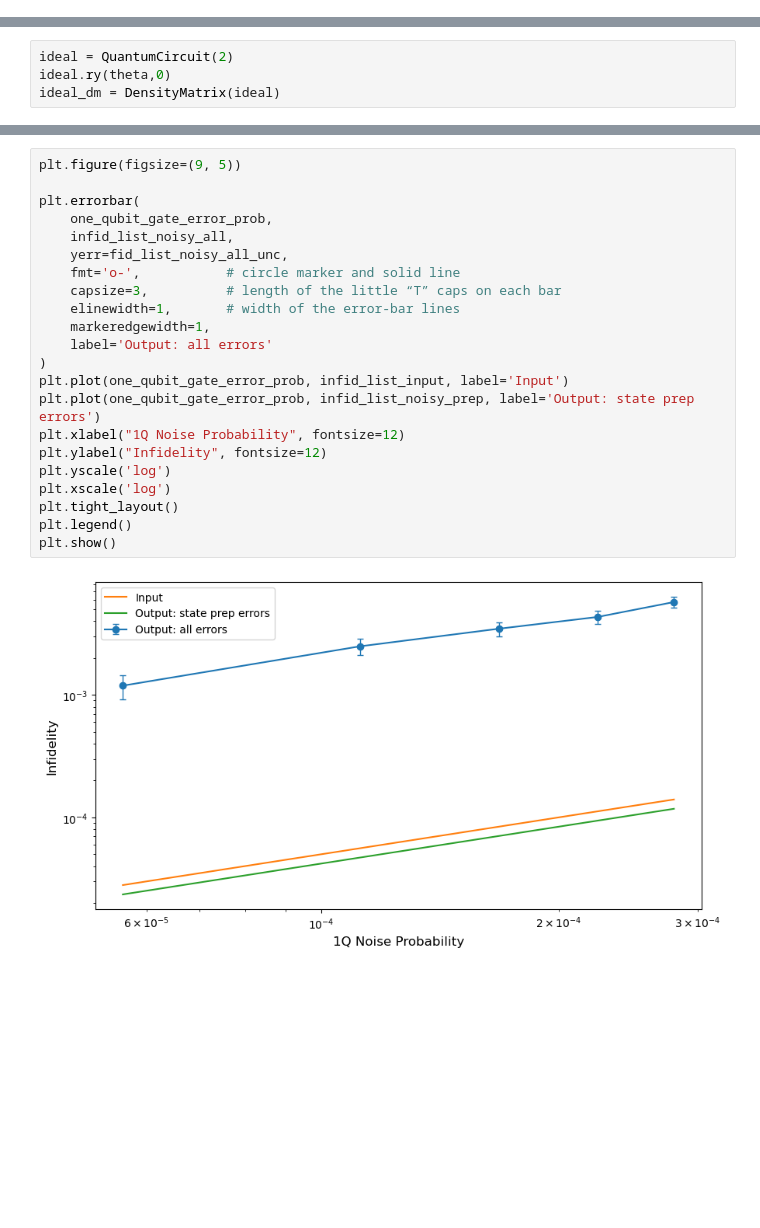
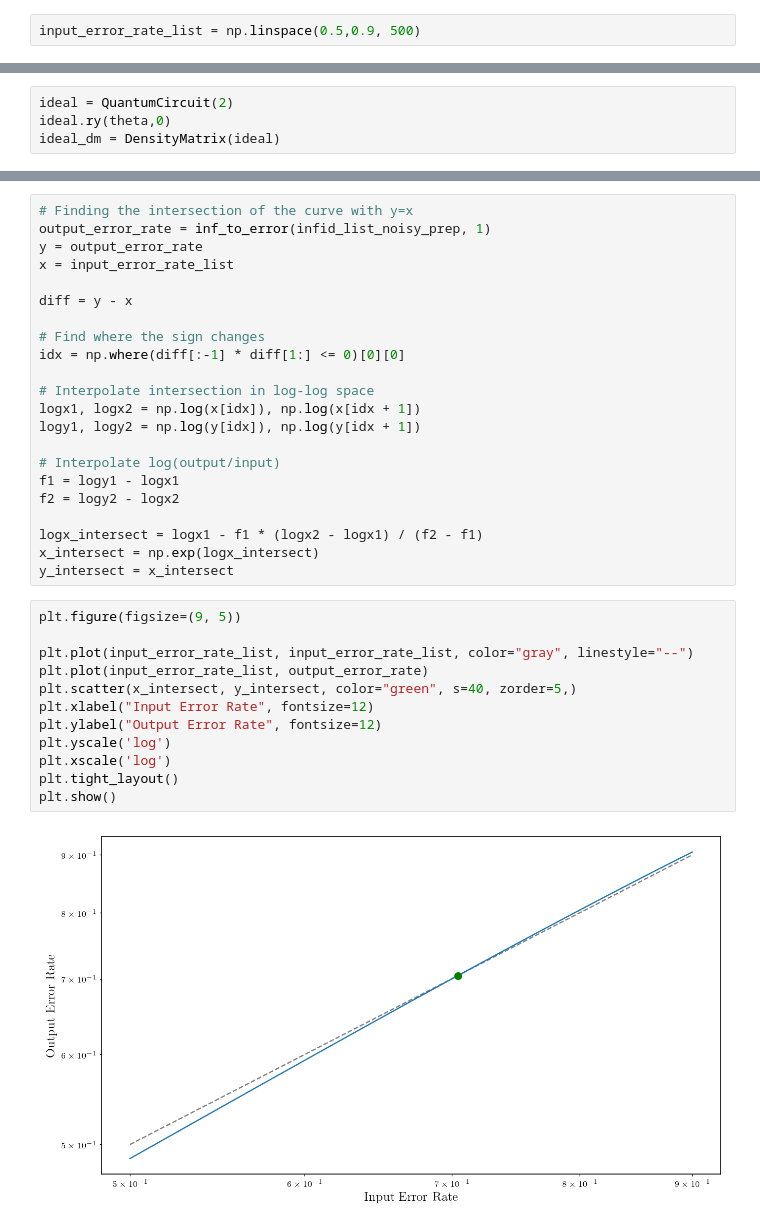
Before and after one commit to Sal7ySalt/Smallest-MSD-Protocol, a Jupyter notebook: 2_qubit_code/physical_level/one_round/depolarizing.ipynb, the cells around one changed output, grey strips where cells are left out. Cells and saved outputs as stored; diff of their text form; blank space fills up the shorter version.

Commit message:
input vs. output error rate curves for 2Q MSD protocol under different noise models

```diff
--- a/2_qubit_code/physical_level/one_round/depolarizing.ipynb
+++ b/2_qubit_code/physical_level/one_round/depolarizing.ipynb
@@ -61,6 +76,8 @@ two_qubit_gate_error_prob = inf_to_error(two_qubit_gate_infidelity, num_qubits=2
 idle_gate_error_prob = inf_to_error(idle_gate_infidelity, num_qubits=1)
 # %% [markdown]
 # Simulations
+# %%
+input_error_rate_list = np.linspace(0.5,0.9, 500)
 # %% [markdown]
 Consider the case when only state preparation is noisy
 # %%
@@ -217,24 +123,36 @@ infid_list_input = [1-f for f in fid_list_input]
+# %%
+# Finding the intersection of the curve with y=x
+output_error_rate = inf_to_error(infid_list_noisy_prep, 1)
+y = output_error_rate
+x = input_error_rate_list
+
+diff = y - x
+
+# Find where the sign changes
+idx = np.where(diff[:-1] * diff[1:] <= 0)[0][0]
+
+# Interpolate intersection in log-log space
+logx1, logx2 = np.log(x[idx]), np.log(x[idx + 1])
+logy1, logy2 = np.log(y[idx]), np.log(y[idx + 1])
+
+# Interpolate log(output/input)
+f1 = logy1 - logx1
+f2 = logy2 - logx2
+
+logx_intersect = logx1 - f1 * (logx2 - logx1) / (f2 - f1)
+x_intersect = np.exp(logx_intersect)
+y_intersect = x_intersect
 # %%
 plt.figure(figsize=(9, 5))
 
-plt.errorbar(
-    one_qubit_gate_error_prob,
-    infid_list_noisy_all,
-    yerr=fid_list_noisy_all_unc,
-    fmt='o-',           # circle marker and solid line
-    capsize=3,          # length of the little “T” caps on each bar
-    elinewidth=1,       # width of the error‐bar lines
-    markeredgewidth=1,
-    label='Output: all errors'
-)
-plt.plot(one_qubit_gate_error_prob, infid_list_input, label='Input')
-plt.plot(one_qubit_gate_error_prob, infid_list_noisy_prep, label='Output: state prep errors')
-plt.xlabel("1Q Noise Probability", fontsize=12)
-plt.ylabel("Infidelity", fontsize=12)
+plt.plot(input_error_rate_list, input_error_rate_list, color="gray", linestyle="--")
+plt.plot(input_error_rate_list, output_error_rate)
+plt.scatter(x_intersect, y_intersect, color="green", s=40, zorder=5,)
+plt.xlabel("Input Error Rate", fontsize=12)
+plt.ylabel("Output Error Rate", fontsize=12)
 plt.yscale('log')
 plt.xscale('log')
 plt.tight_layout()
-plt.legend()
 plt.show()
 # %% [output]
-[figure, old version]
+[figure, new version]
```
Also changed, not shown: parts of 10 cells of this notebook, 5 other files.
